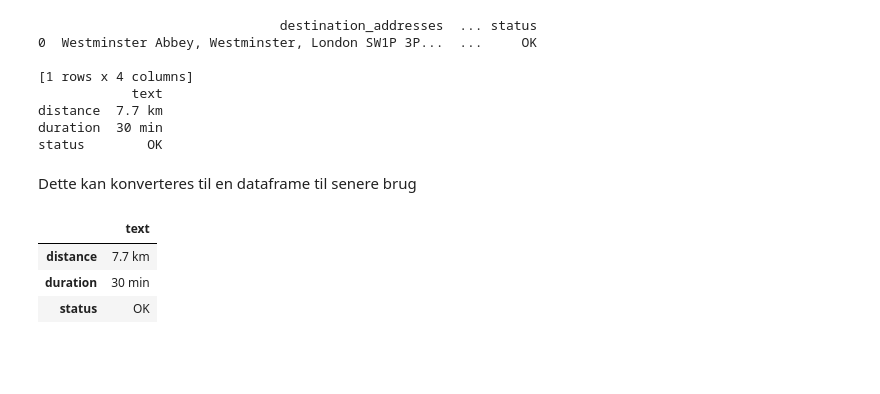
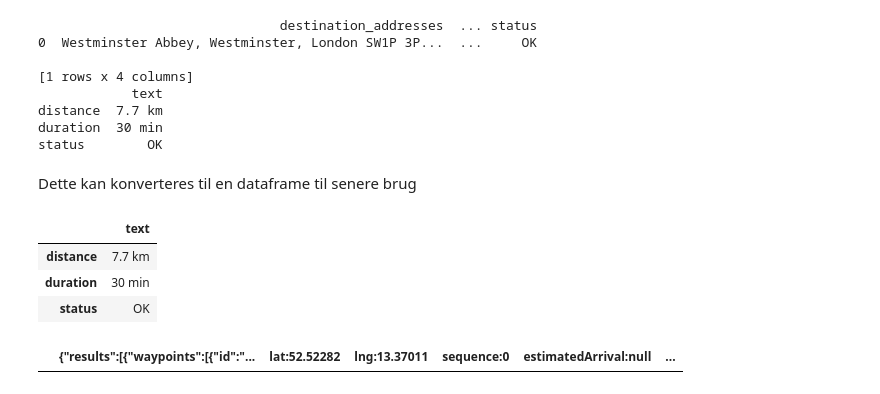
Before and after one commit to Driftsledelse/Digital_driftsledelse, a Jupyter notebook: Analyse_Ekstern_Strategi_Transport.ipynb, the cells around one changed output. Saved outputs shown, nothing was run; the diff lists cells and outputs as text; code cells hidden in the pictures; blank space fills up the shorter version.

```diff
--- a/Analyse_Ekstern_Strategi_Transport.ipynb
+++ b/Analyse_Ekstern_Strategi_Transport.ipynb
@@ -696,3 +658,15 @@ pd.DataFrame(distance)
 | distance | 7.7 km |
 | duration | 30 min |
 | status | OK |
+# %%
+import pandas as pd
+
+
+url="https://wse.ls.hereapi.com/2/findsequence.json?start=Berlin-Main-Station;52.52282,13.37011&destination1=East-Side-Gallery;52.50341,13.44429&destination2=Olympiastadion;52.51293,13.24021&end=HERE-Berlin-Campus;52.53066,13.38511&mode=fastest;car&apiKey=sSP9U8GBPo_8pwYpPHijmMDS50X3x-TgpUNycJ6Um48"
+
+
+data=pd.read_csv(url)
+
+data
+# %% [output]
+|  | {"results":[{"waypoints":[{"id":"... | lat:52.52282 | lng:13.37011 | sequence:0 | estimatedArrival:null | ... |
```
Also changed, not shown: parts of 10 cells of this notebook.
